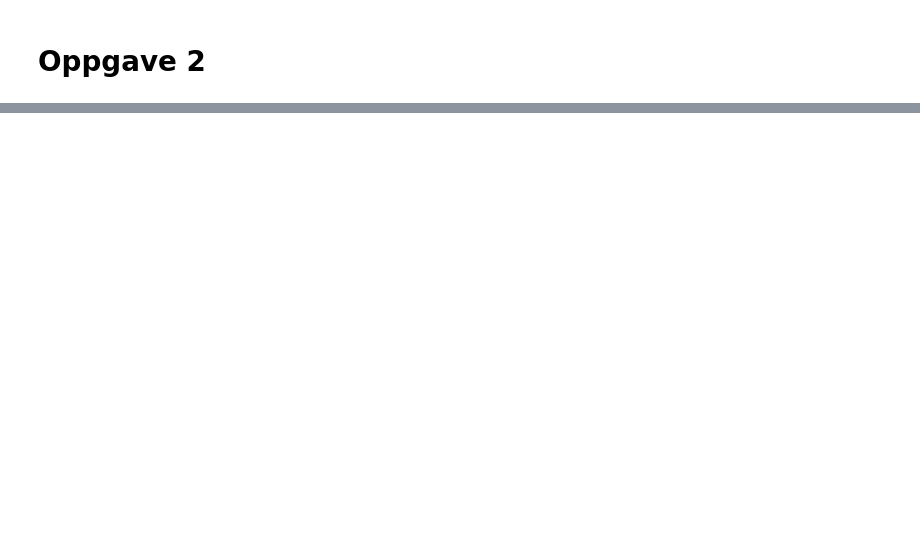
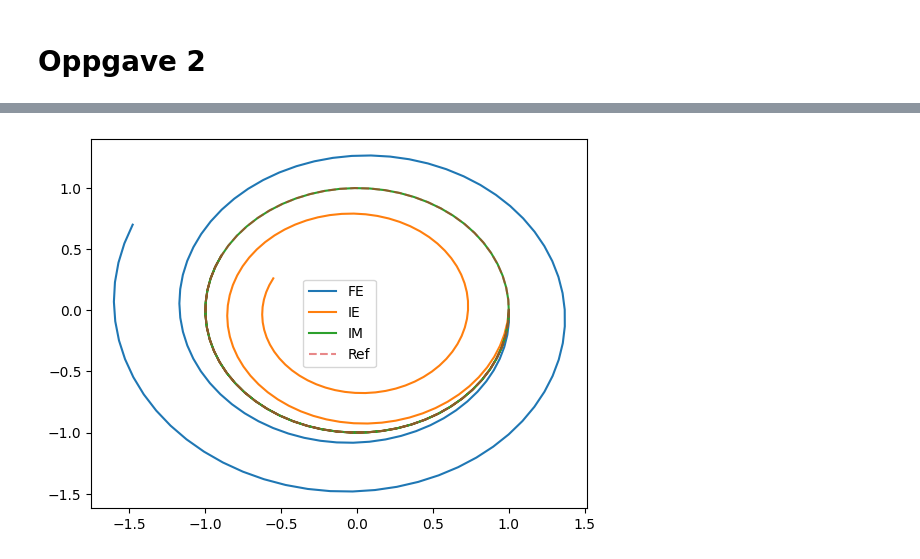
Before and after one commit to henrikOes/ModSim, a Jupyter notebook: Assignments/a3.ipynb, the cells around one changed output, grey strips where cells are left out. Saved outputs shown, nothing was run; the diff lists cells and outputs as text; code cells hidden in the pictures; blank space fills up the shorter version.

```diff
--- a/Assignments/a3.ipynb
+++ b/Assignments/a3.ipynb
@@ -75,0 +210,15 @@ def implicit_euler_step(f, J_f, x_n, h, TOL=1e-6, MAX_ITER=100):
+# %%
+def forward_euler_step(tn, yn, h)-> np.ndarray:
+    return yn + h * f(tn, yn).squeeze()
+ts_fe, xs_fe = simulate_with_stepper(np.array([1, 0]), 0, 10, .1, forward_euler_step)
+ts_be, xs_be = simulate_with_stepper(np.array([1, 0]), 0, 10, .1, implicit_euler_step) # Implicit Euler is also called Backward Euler
+ts_im, xs_im = simulate_with_stepper(np.array([1, 0]), 0, 10, .1, implicit_midpoint_step)
+xs_an = analytical_solution(ts_im, 1)
+
+plt.plot(xs_fe[0, :], xs_fe[1, :], label="FE")
+plt.plot(xs_be[0, :], xs_be[1, :], label="IE")
+plt.plot(xs_im[0, :], xs_im[1, :], label="IM")
+plt.plot(xs_an[0, :], xs_an[1, :], linestyle="--", alpha=.55, label="Ref")
+plt.legend(); plt.show()
+# %% [output]
+[figure, added]
```
Also changed, not shown: parts of 10 cells of this notebook.
